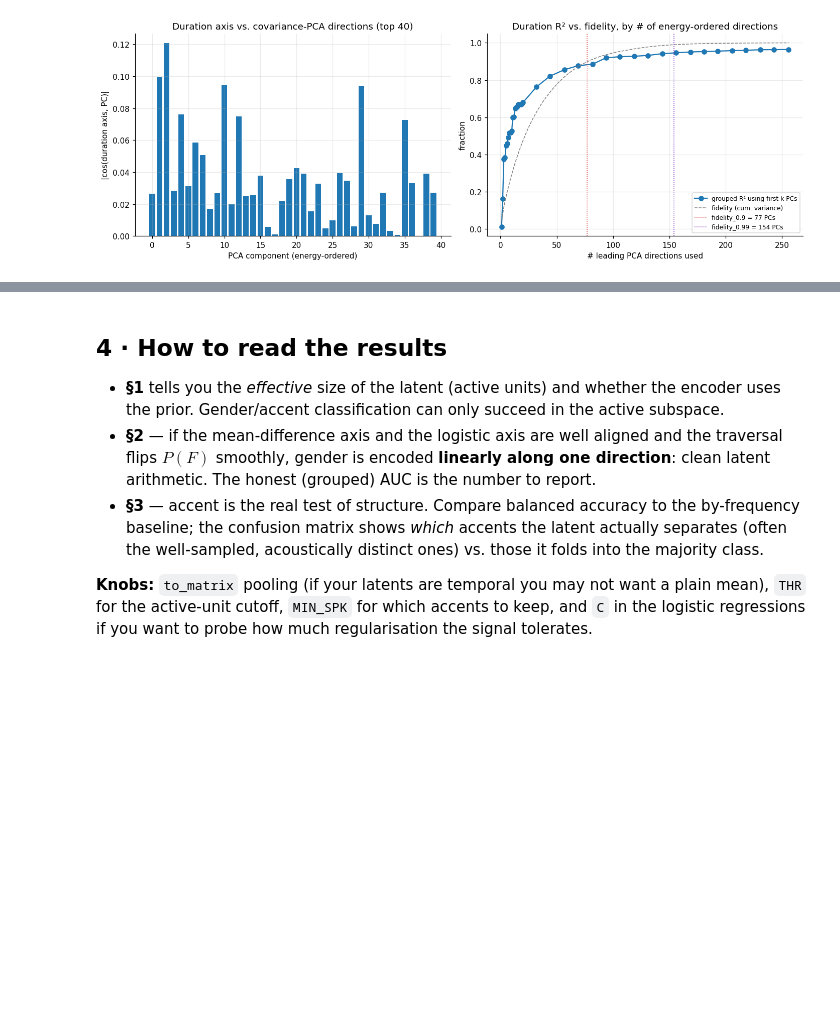
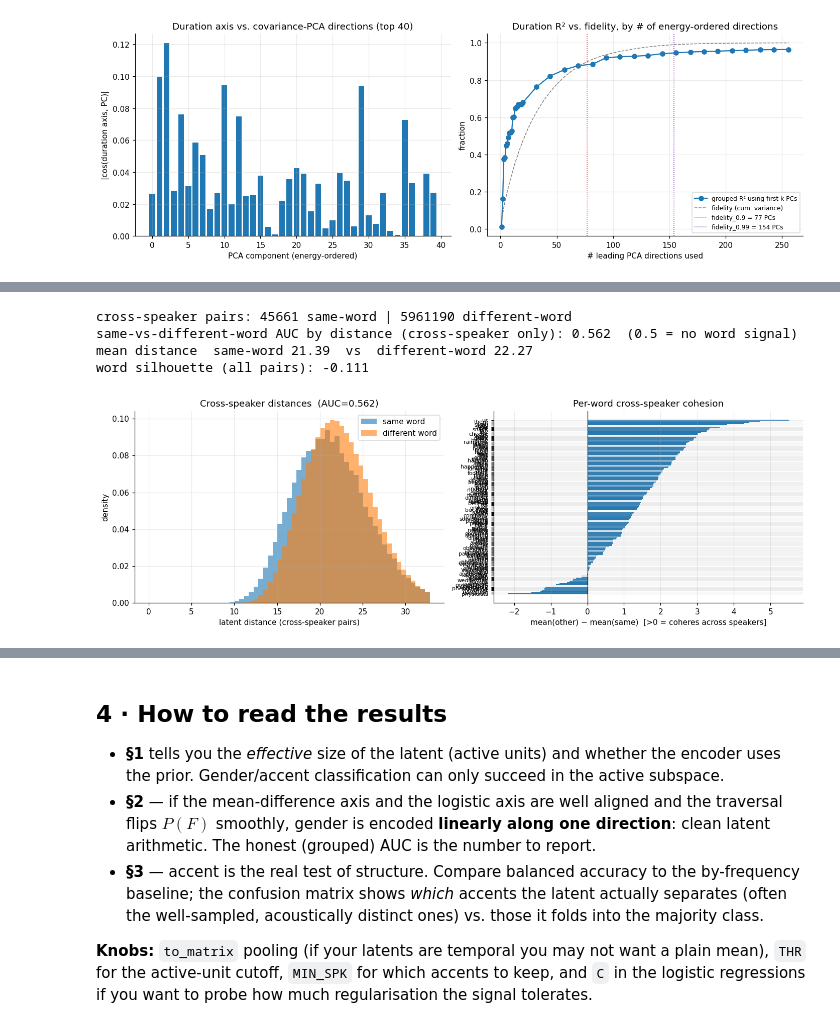
Before and after one commit to dzjkb/mgr2024, a Jupyter notebook: vae_latent_analysis.ipynb, the cells around one changed output, grey strips where cells are left out. Saved outputs shown, nothing was run; the diff lists cells and outputs as text; code cells hidden in the pictures; blank space fills up the shorter version.

```diff
--- a/vae_latent_analysis.ipynb
+++ b/vae_latent_analysis.ipynb
@@ -803,0 +984,57 @@ duration axis aligns best with PC254 (|cos|=0.296, that PC carries 0.00% of vari
+# %%
+# --- (c/d) cross-speaker same-vs-different-word distances (the robust core) ---
+from sklearn.metrics import roc_auc_score, silhouette_score
+from scipy.spatial.distance import pdist, squareform
+
+Zws = StandardScaler().fit_transform(Zw)           # standardised, as elsewhere
+Dm  = squareform(pdist(Zws, metric="euclidean"))   # (n, n) pairwise distances
+iu, ju = np.triu_indices(len(Zw), k=1)
+cross = wspk[iu] != wspk[ju]                        # keep only cross-speaker pairs
+same_w = wlab[iu] == wlab[ju]
+d_cross = Dm[iu, ju][cross]
+same_cross = same_w[cross]
+print(f"cross-speaker pairs: {same_cross.sum()} same-word | {(~same_cross).sum()} different-word")
+
+# can raw distance alone tell same-word from different-word (across speakers)?
+# smaller distance should indicate same word -> score with -distance
+auc = roc_auc_score(same_cross.astype(int), -d_cross)
+print(f"same-vs-different-word AUC by distance (cross-speaker only): {auc:.3f}  (0.5 = no word signal)")
+print(f"mean distance  same-word {d_cross[same_cross].mean():.2f}  vs  "
+      f"different-word {d_cross[~same_cross].mean():.2f}")
+
+# cross-speaker word silhouette: word cohesion measured on cross-speaker structure
+sil_w = silhouette_score(Zws, wlab)                # standard silhouette over words
+print(f"word silhouette (all pairs): {sil_w:+.3f}")
+
+fig, ax = plt.subplots(1, 2, figsize=(13, 4.4))
+b = np.linspace(0, np.percentile(d_cross, 99), 60)
+ax[0].hist(d_cross[same_cross],  bins=b, density=True, alpha=0.6, label="same word")
+ax[0].hist(d_cross[~same_cross], bins=b, density=True, alpha=0.6, label="different word")
+ax[0].set_xlabel("latent distance (cross-speaker pairs)"); ax[0].set_ylabel("density")
+ax[0].set_title(f"Cross-speaker distances  (AUC={auc:.3f})"); ax[0].legend()
+
+# per-word: mean cross-speaker distance to same word vs. to other words
+rows = []
+for c in le_w.classes_:
+    m = wlab == c
+    if m.sum() < 2: continue
+    sub_cross = (wspk[iu] != wspk[ju])
+    isc = sub_cross & (wlab[iu] == c) & (wlab[ju] == c)          # same-word cross-spk
+    ioc = sub_cross & ((wlab[iu] == c) ^ (wlab[ju] == c))        # this word vs others
+    rows.append((c, Dm[iu, ju][isc].mean() if isc.any() else np.nan,
+                    Dm[iu, ju][ioc].mean() if ioc.any() else np.nan))
+wd = pd.DataFrame(rows, columns=["word", "same", "other"]).dropna()
+wd["gap"] = wd["other"] - wd["same"]               # positive => word coheres across speakers
+wd = wd.sort_values("gap", ascending=False)
+ax[1].barh(range(len(wd)), wd["gap"])
+ax[1].set_yticks(range(len(wd))); ax[1].set_yticklabels(wd["word"], fontsize=7)
+ax[1].axvline(0, color="k", lw=0.8)
+ax[1].set_xlabel("mean(other) − mean(same)  [>0 = coheres across speakers]")
+ax[1].set_title("Per-word cross-speaker cohesion"); ax[1].invert_yaxis()
+plt.tight_layout(); plt.show()
+# %% [output]
+cross-speaker pairs: 45661 same-word | 5961190 different-word
+same-vs-different-word AUC by distance (cross-speaker only): 0.562  (0.5 = no word signal)
+mean distance  same-word 21.39  vs  different-word 22.27
+word silhouette (all pairs): -0.111
+[figure, added]
```
Also changed, not shown: parts of 6 cells of this notebook, 7 other files.
